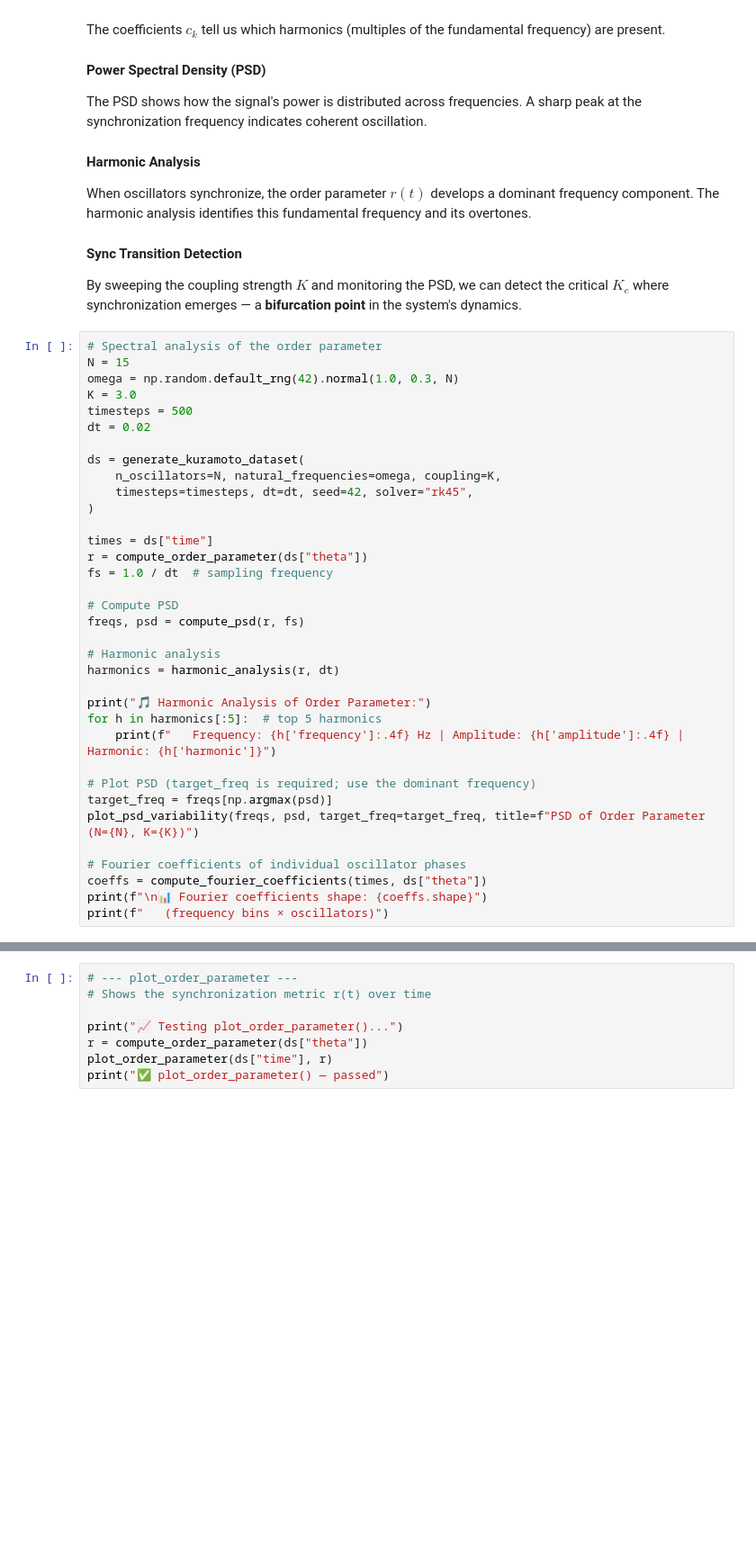
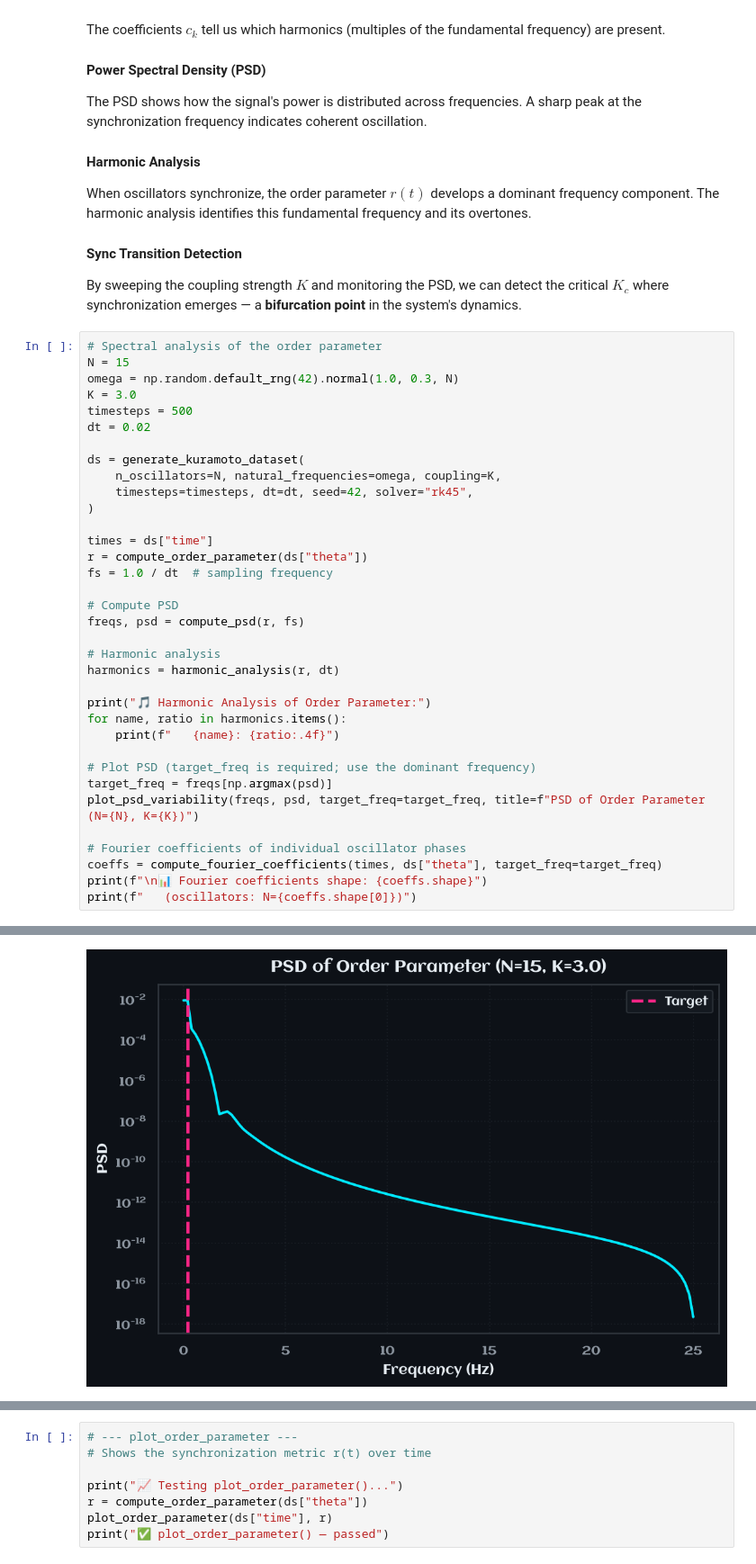
Before and after one commit to Scriber-Labs/kuramoto-benchmark-suite, a Jupyter notebook: examples/notebooks/styling_and_visuals_demo.ipynb, the cells around one changed output, grey strips where cells are left out. Shown at 90% size. Saved outputs shown, nothing was run; the diff lists cells and outputs as text; blank space fills up the shorter version.

Commit message:
addint a template version of the visuals demo from kuramoto benchmark suite

```diff
--- a/examples/notebooks/styling_and_visuals_demo.ipynb
+++ b/examples/notebooks/styling_and_visuals_demo.ipynb
@@ -749,16 +749,16 @@ freqs, psd = compute_psd(r, fs)
 harmonics = harmonic_analysis(r, dt)
 
 print("🎵 Harmonic Analysis of Order Parameter:")
-for h in harmonics[:5]:  # top 5 harmonics
-    print(f"   Frequency: {h['frequency']:.4f} Hz | Amplitude: {h['amplitude']:.4f} | Harmonic: {h['harmonic']}")
+for name, ratio in harmonics.items():
+    print(f"   {name}: {ratio:.4f}")
 
 # Plot PSD (target_freq is required; use the dominant frequency)
 target_freq = freqs[np.argmax(psd)]
 plot_psd_variability(freqs, psd, target_freq=target_freq, title=f"PSD of Order Parameter (N={N}, K={K})")
 
 # Fourier coefficients of individual oscillator phases
-coeffs = compute_fourier_coefficients(times, ds["theta"])
+coeffs = compute_fourier_coefficients(times, ds["theta"], target_freq=target_freq)
 print(f"\n📊 Fourier coefficients shape: {coeffs.shape}")
-print(f"   (frequency bins × oscillators)")
+print(f"   (oscillators: N={coeffs.shape[0]})")
 # %% [output]
 🎵 Harmonic Analysis of Order Parameter:
@@ -764,0 +771 @@ print(f"   (frequency bins × oscillators)")
+[figure, added]
```
Also changed, not shown: parts of 8 cells of this notebook, 3 other files.
